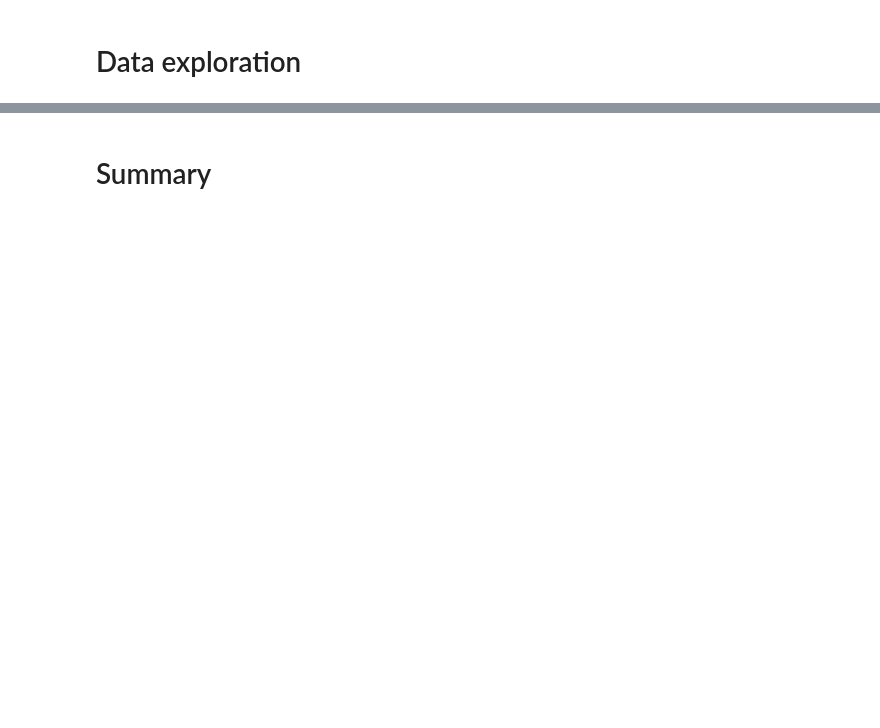
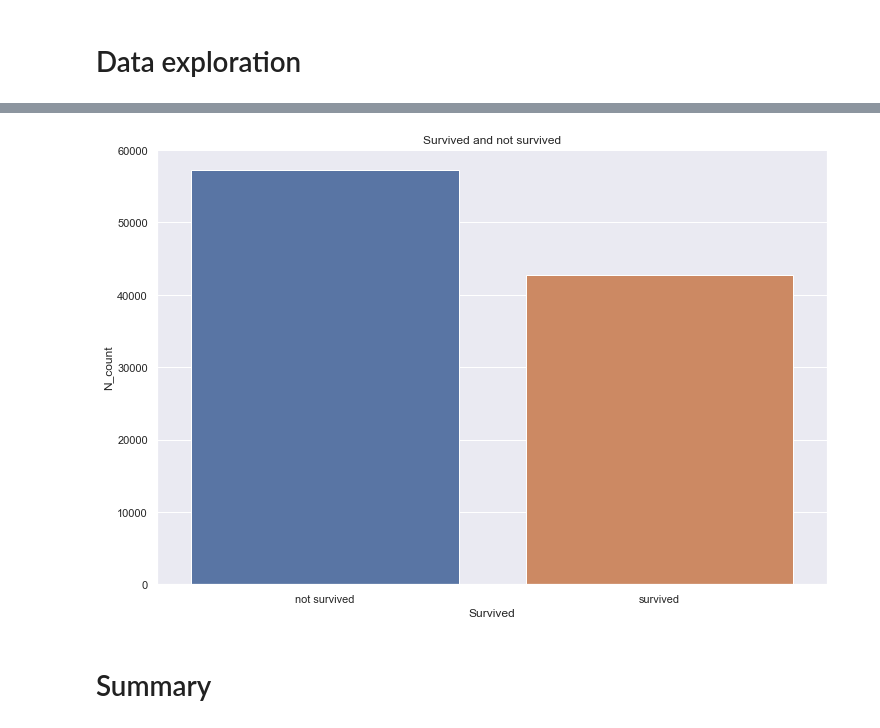
Before and after one commit to AndreiMedvedevSaratov/ml-2-data-exploration, a Jupyter notebook: eda.ipynb, the cells around one changed output, grey strips where cells are left out. Cells and saved outputs as stored; diff of their text form; code cells hidden in the pictures; blank space fills up the shorter version.

```diff
--- a/eda.ipynb
+++ b/eda.ipynb
@@ -27,0 +113,8 @@ info
+# %%
+plt.title("Survived and not survived")
+survivings = data_set.groupby(['Survived'])['Survived'].agg(['count']).reset_index()
+survivings['Survived'] = survivings['Survived'].map({1: 'survived', 0: 'not survived'})
+survivings = survivings.rename(columns={'count':'N_count'})
+sns.barplot(x=survivings['Survived'], y=survivings['N_count']);
+# %% [output]
+[figure, added]
```
Also changed, not shown: parts of 15 cells of this notebook.
